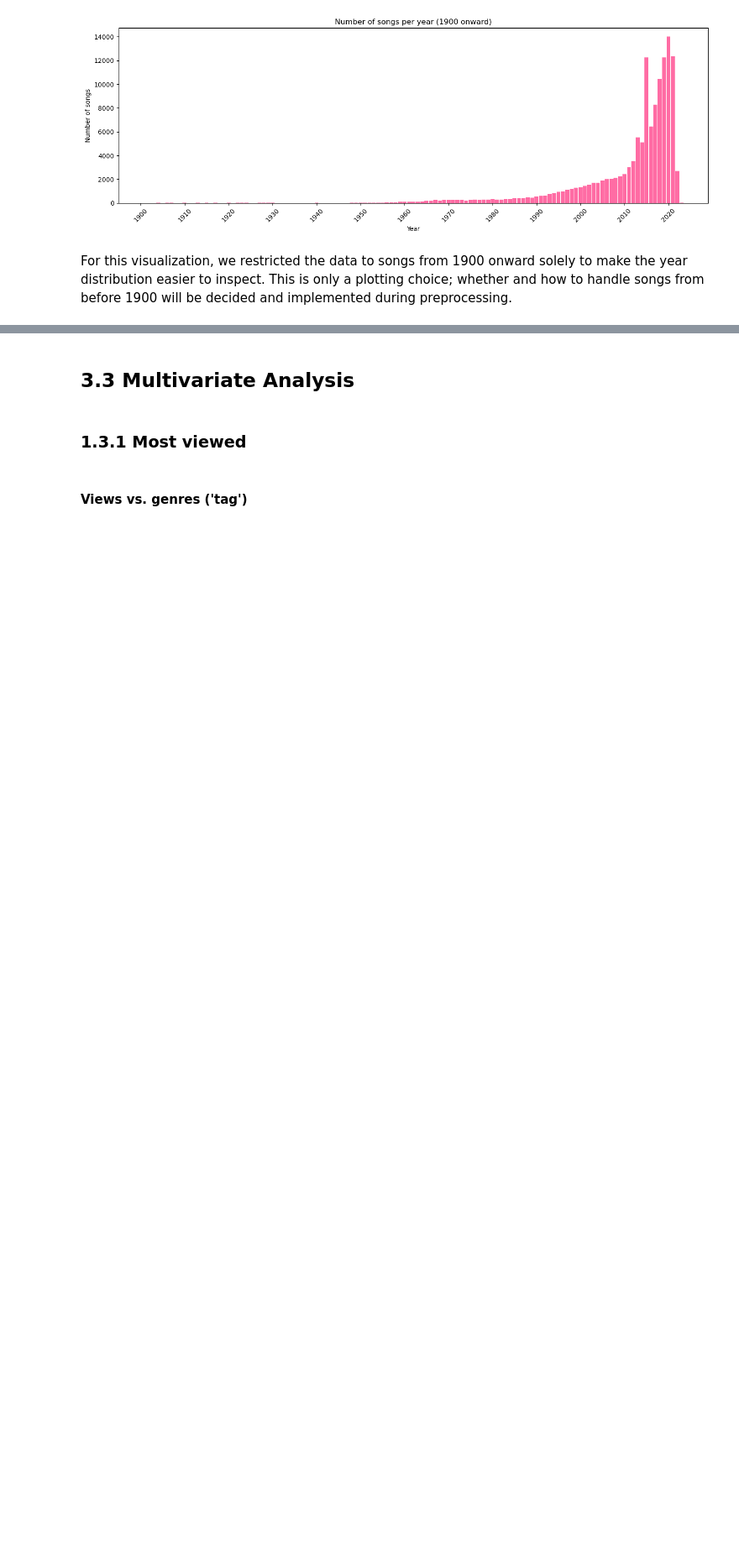
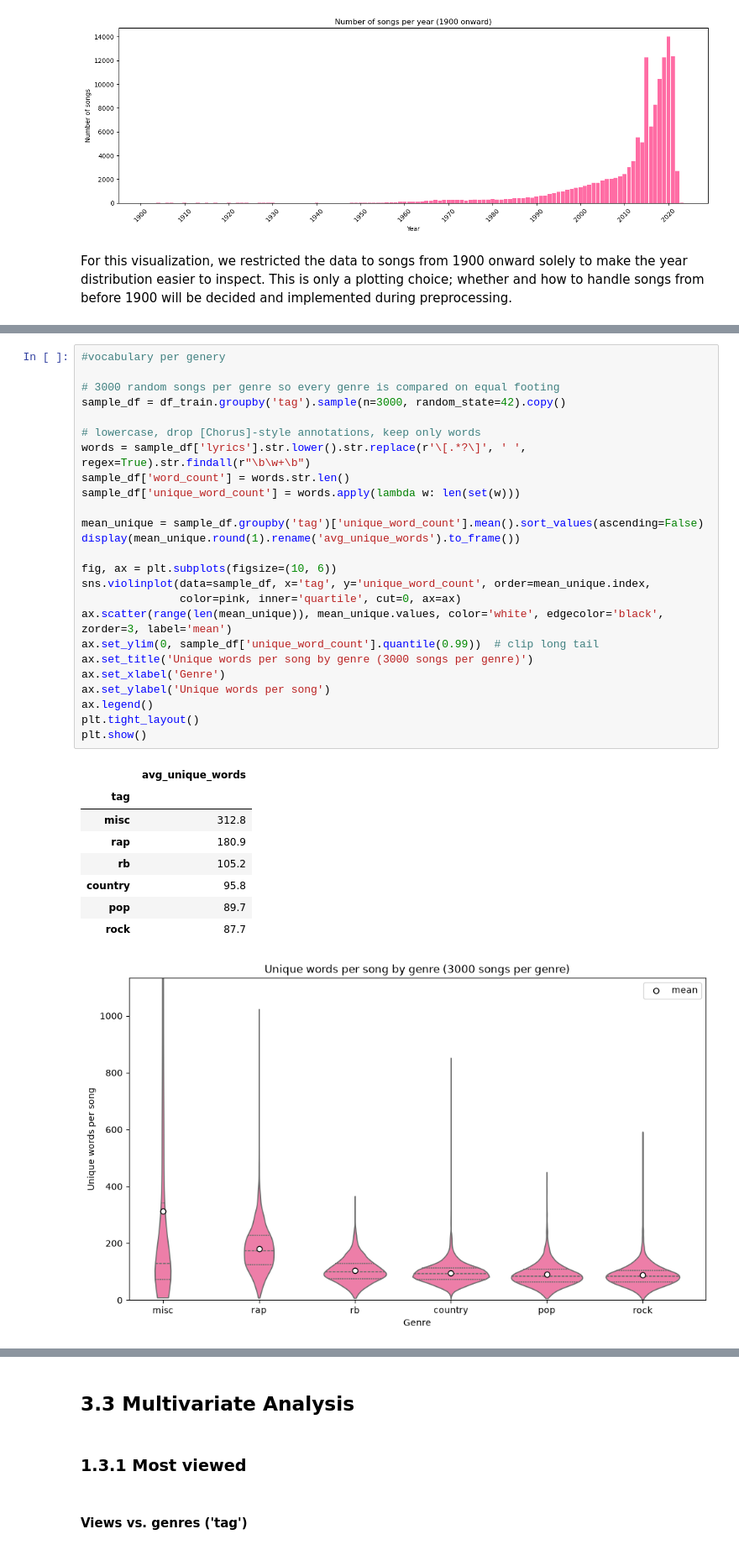
Before and after one commit to jnfpm/Text-Mining-, a Jupyter notebook: EDA.ipynb, the cells around one changed output, grey strips where cells are left out. Shown at 84% size. Drawn from its saved outputs; the diff is of its cells as text; blank space fills up the shorter version.

```diff
--- a/EDA.ipynb
+++ b/EDA.ipynb
@@ -360,0 +420,35 @@ For this visualization, we restricted the data to songs from 1900 onward solely
+# %%
+#vocabulary per genery
+
+# 3000 random songs per genre so every genre is compared on equal footing
+sample_df = df_train.groupby('tag').sample(n=3000, random_state=42).copy()
+
+# lowercase, drop [Chorus]-style annotations, keep only words
+words = sample_df['lyrics'].str.lower().str.replace(r'\[.*?\]', ' ', regex=True).str.findall(r"\b\w+\b")
+sample_df['word_count'] = words.str.len()
+sample_df['unique_word_count'] = words.apply(lambda w: len(set(w)))
+
+mean_unique = sample_df.groupby('tag')['unique_word_count'].mean().sort_values(ascending=False)
+display(mean_unique.round(1).rename('avg_unique_words').to_frame())
+
+fig, ax = plt.subplots(figsize=(10, 6))
+sns.violinplot(data=sample_df, x='tag', y='unique_word_count', order=mean_unique.index,
+               color=pink, inner='quartile', cut=0, ax=ax)
+ax.scatter(range(len(mean_unique)), mean_unique.values, color='white', edgecolor='black', zorder=3, label='mean')
+ax.set_ylim(0, sample_df['unique_word_count'].quantile(0.99))  # clip long tail
+ax.set_title('Unique words per song by genre (3000 songs per genre)')
+ax.set_xlabel('Genre')
+ax.set_ylabel('Unique words per song')
+ax.legend()
+plt.tight_layout()
+plt.show()
+# %% [output]
+|  | avg_unique_words |
+| tag |  |
+| misc | 312.8 |
+| rap | 180.9 |
+| rb | 105.2 |
+| country | 95.8 |
+| pop | 89.7 |
+| rock | 87.7 |
+[figure, added]
```
Also changed, not shown: parts of 36 cells of this notebook.
